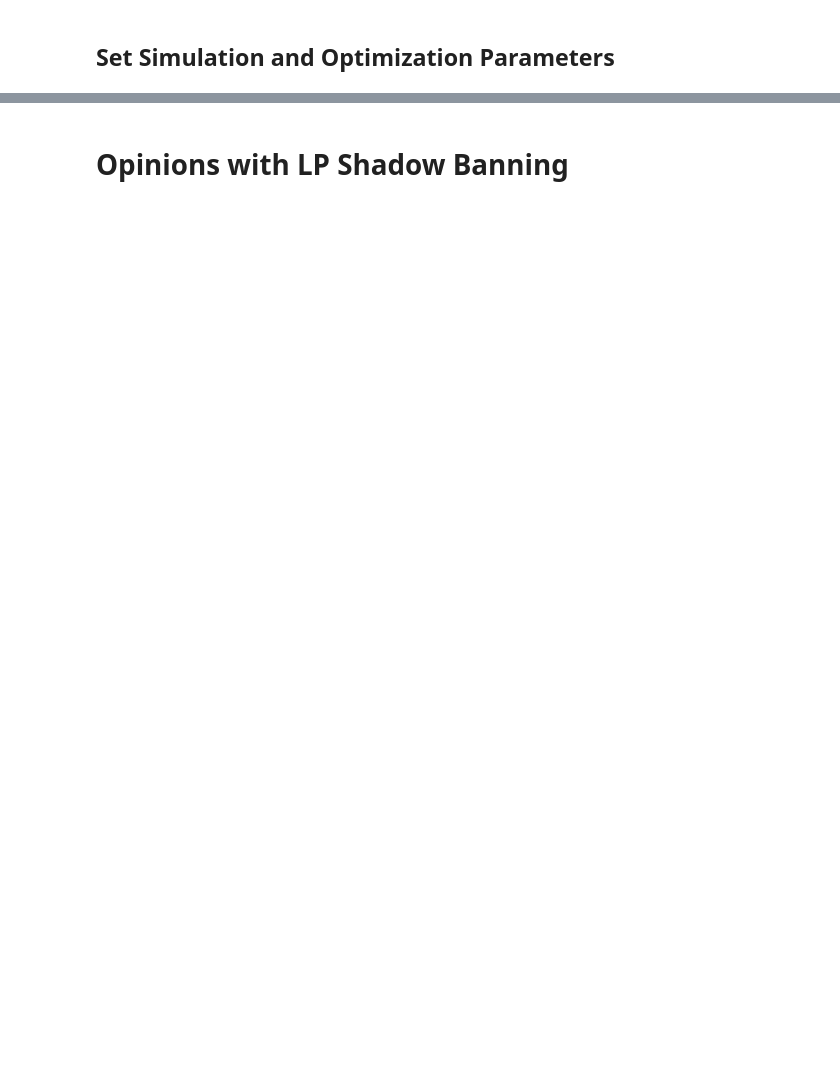
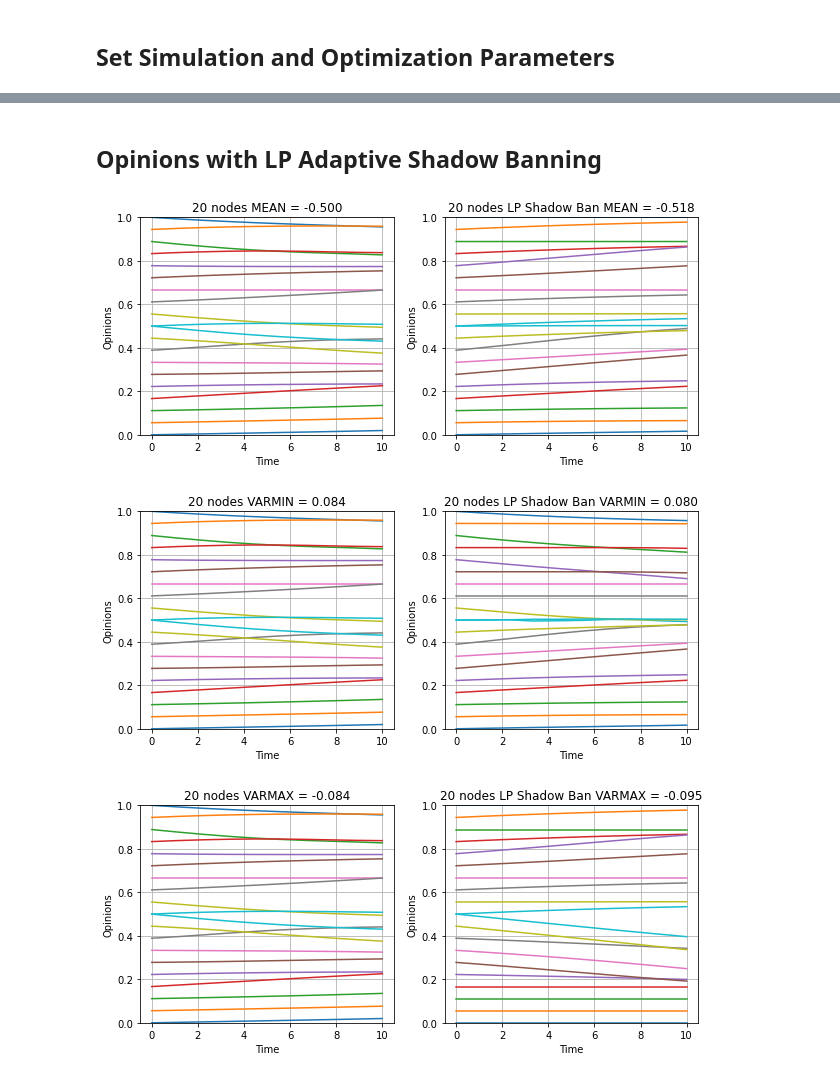
Before and after one commit to zlisto/opinion_dynamics, a Jupyter notebook: ShadowbanAdaptive.ipynb, the cells around one changed output, grey strips where cells are left out. Drawn from its saved outputs; the diff is of its cells as text; code cells hidden in the pictures; blank space fills up the shorter version.

```diff
--- a/ShadowbanAdaptive.ipynb
+++ b/ShadowbanAdaptive.ipynb
@@ -239,0 +281,34 @@ params
+# %%
+%%time
+
+from scipy.integrate import solve_ivp
+
+# dxdt = sys_update_lp_ivp
+# dxdt = sys_update
+
+
+# npts_eval = 100
+t_eval = np.linspace(0, Tf, Tf*2)
+
+u = np.ones(ne) #dummy
+args = (u,params)
+
+
+sol = solve_ivp(fun=sys_update, t_span=[0, Tf], y0=params['opinions0'], method='Radau',
+                t_eval=t_eval, args=args, dense_output=True)
+
+Opinions_lp = sol.y
+
+obj_lp = sb.cost_sim(OBJECTIVE, Opinions_lp)
+
+fig = plt.figure(figsize = (10,4))
+plt.subplot(1,2,1)
+# plot_opinion_quantiles(t_eval, Opinions_lp)
+plot_opinions(t_eval,Opinions_lp.T)
+# plt.ylim(0, 1)
+plt.title(f"{nv} nodes LP Shadow Ban {OBJECTIVE} = {obj_lp:.3f}")
+
+plt.plot(sol.y.T)
+plt.xlabel('t')
+plt.ylim(0, 1)
+plt.show()
@@ -260,28 +341,33 @@ print(f"Objective with no SB = {obj_no_agent}")
 # %% [markdown]
-# Opinions with LP Shadow Banning
+## Opinions with LP Adaptive Shadow Banning
 # %%
 %%time
 
 for OBJECTIVE in ['MEAN','VARMIN','VARMAX']:
+# for OBJECTIVE in ['MEAN']:
     params['OBJECTIVE'] = OBJECTIVE
     obj_no_agent = sb.cost_sim(OBJECTIVE, Opinions_no_agent)
     #LP shadow banning
     T, Opinions_lp, _ = sb.simulate_opinions(params, sys_lp)
     obj_lp = sb.cost_sim(OBJECTIVE, Opinions_lp)
 
     fig = plt.figure(figsize = (10,4))
     plt.subplot(1,2,1)
-    plot_opinion_quantiles(T, Opinions_no_agent)
-#     plot_opinions(T, Opinions_no_agent)
+    # plot_opinion_quantiles(T, Opinions_no_agent)
+    plot_opinions(T, Opinions_no_agent)
     plt.ylim(0, 1)
     plt.title(f"{nv} nodes {OBJECTIVE} = {obj_no_agent:.3f}")
 
     plt.subplot(1,2,2)
-    plot_opinion_quantiles(T, Opinions_lp)
-#     plot_opinions(T, Opinions_lp)
+    # plot_opinion_quantiles(T, Opinions_lp)
+    plot_opinions(T, Opinions_lp)
     plt.ylim(0, 1)
     plt.title(f"{nv} nodes LP Shadow Ban {OBJECTIVE} = {obj_lp:.3f}")
 
-    plt.savefig(f"figures/shadowban_{OBJECTIVE}_{nv}_node_sbm.jpeg")
+    # plt.savefig(f"results/shadowban_{OBJECTIVE}_{nv}_node_sbm.jpeg")
 
     plt.show()
+# %% [output]
+[figure, added]
+[figure, added]
+[figure, added]
```
Also changed, not shown: parts of 24 cells of this notebook, 2 other files.
